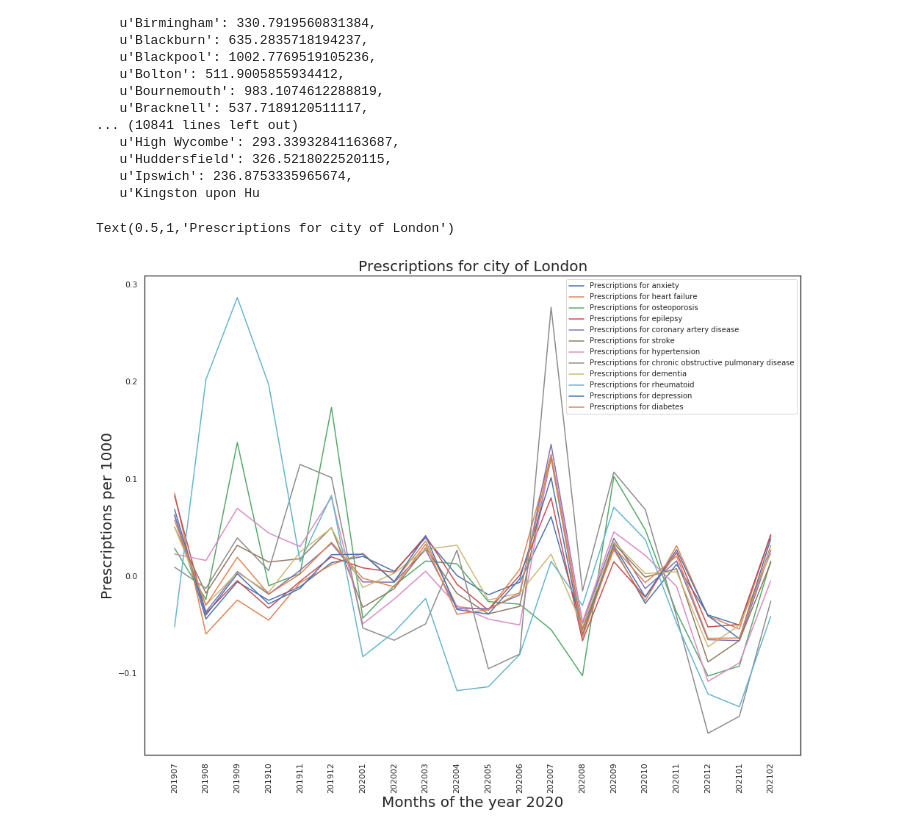
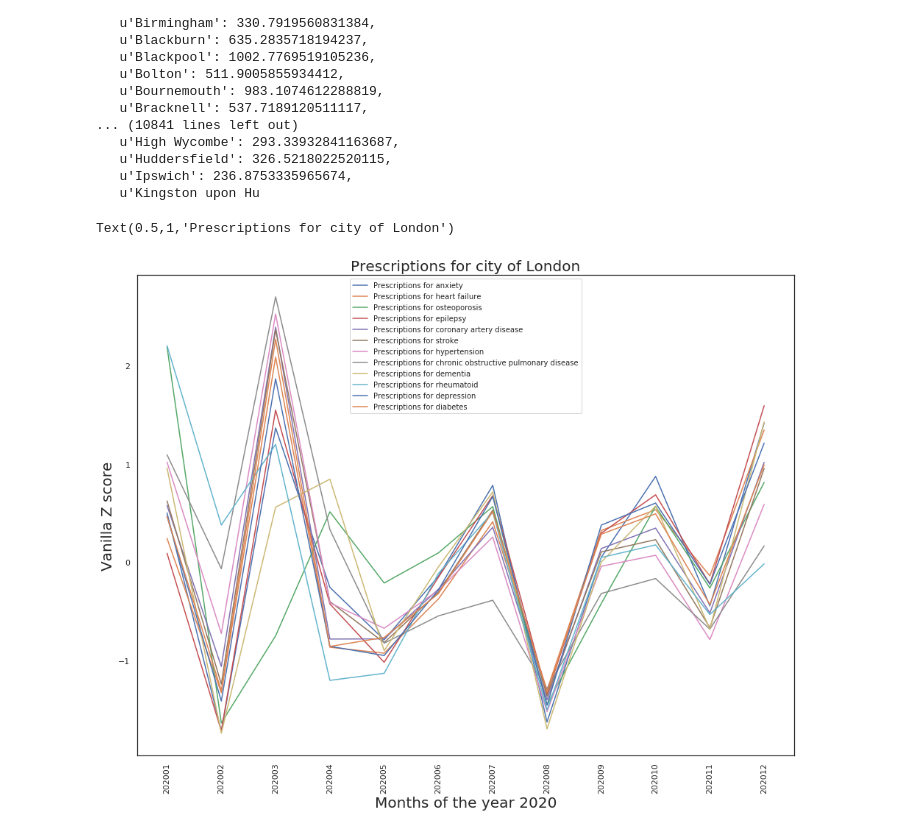
Before and after one commit to sagarjoglekar/NHSPrescriptionsParser, a Jupyter notebook: Compute_prevalence_City.ipynb, the cells around one changed output. Saved outputs shown, nothing was run; the diff lists cells and outputs as text; code cells hidden in the pictures.

```diff
--- a/Compute_prevalence_City.ipynb
+++ b/Compute_prevalence_City.ipynb
@@ -713,11 +712,11 @@ fig.set_size_inches(16, 12)
 sns.set_style("white")
 legend = []
 for d in diseaseZ_scores:
-    sns.lineplot(y=diseaseZ_scores[d],x=np.arange(0,len(diseaseZ_scores[d]),1))
+    sns.lineplot(y=diseaseZ_scores[d][1:11],x=np.arange(1,len(diseaseZ_scores[d])-1,1))
     legend.append('Z for ' + d)
 ax = plt.gca()
 
-plt.xticks(np.arange(0,12,1),month_names,rotation=90)
+plt.xticks(np.arange(1,11,1),month_names[1:-1],rotation=90)
 
 plt.legend(legend, fontsize = 10)
 plt.xlabel("Months of the year 2020",fontsize=20)
@@ -732,6 +731,6 @@ import matplotlib.pyplot as plt
 
 y_int = {}
 for d in diseaseZ_scores:
-    y_int[d] = integrate.cumtrapz(diseaseZ_scores[d], np.arange(0,len(diseaseZ_scores[d]),1), initial=0)[-1]
+    y_int[d] = integrate.cumtrapz(diseaseZ_scores[d][1:-1], np.arange(1,len(diseaseZ_scores[d])-1,1), initial=0)[-1]
 print(y_int)
 # %% [output]
@@ -799,40 +798,42 @@ d_l = ['anxiety',
 
 # d_l = ['anxiety' , 'depression']
 
-all_covid_months = ['201907','201908','201909','201910','201911','201912','202001', '202002', '202003', '202004', '202005',
-                    '202006', '202007', '202008', '202009', '202010', '202011', '202012','202101','202102',]
+# all_covid_months = ['201907','201908','201909','201910','201911','201912','202001', '202002', '202003', '202004', '202005',
+#                     '202006', '202007', '202008', '202009', '202010', '202011', '202012','202101','202102',]
 
+all_covid_months = COVID_months
 disease_timelines = {}
-months = monthly_dosage_COVID.keys
+# months = monthly_dosage_COVID.keys
 for disease in d_l:
     disease_timelines[disease] = []
-    for month in monthly_dosage_COVID:
+    for month in all_covid_months:
         if city in monthly_dosage_COVID[month][disease]:
             disease_timelines[disease].append(    monthly_dosage_COVID[month][disease][city] )
 # %%
 for d in disease_timelines:
     mean = np.mean(disease_timelines[d])
+    std = np.std(disease_timelines[d])
     for i in range(len(disease_timelines[d])):
-        disease_timelines[d][i] = (disease_timelines[d][i] - mean)/mean
+        disease_timelines[d][i] = (disease_timelines[d][i] - mean)/std
 # %%
 fig, ax = plt.subplots()
 fig.set_size_inches(16, 12)
 sns.set_style("white")
 legend = []
 for d in disease_timelines:
     sns.lineplot(y=disease_timelines[d],x=np.arange(0,len(disease_timelines[d]),1))
     legend.append('Prescriptions for ' + d)
 ax = plt.gca()
 
-plt.xticks(np.arange(0,20,1),all_covid_months,rotation=90)
+plt.xticks(np.arange(0,12,1),COVID_months,rotation=90)
 
 plt.legend(legend, fontsize = 10)
 plt.xlabel("Months of the year 2020",fontsize=20)
-plt.ylabel("Prescriptions per 1000",fontsize=20)
+plt.ylabel("Vanilla Z score",fontsize=20)
 plt.title("Prescriptions for city of " + city, fontsize=20)
 # %% [output]
 Text(0.5,1,'Prescriptions for city of London')
-[figure, old version]
+[figure, new version]
 # %%
 y_int = {}
 for d in disease_timelines:
```
Also changed, not shown: parts of 13 cells of this notebook, 2 other files.
